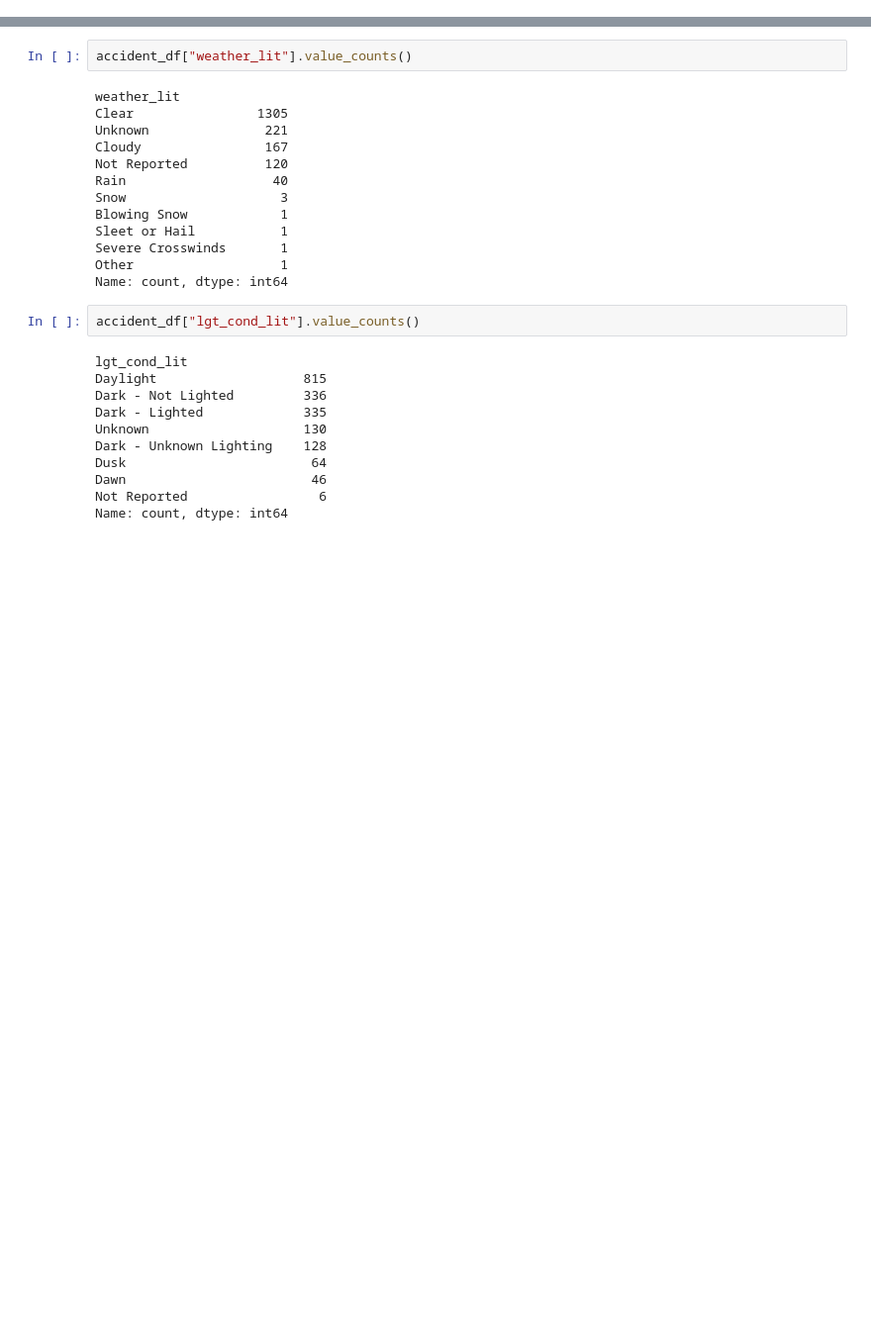
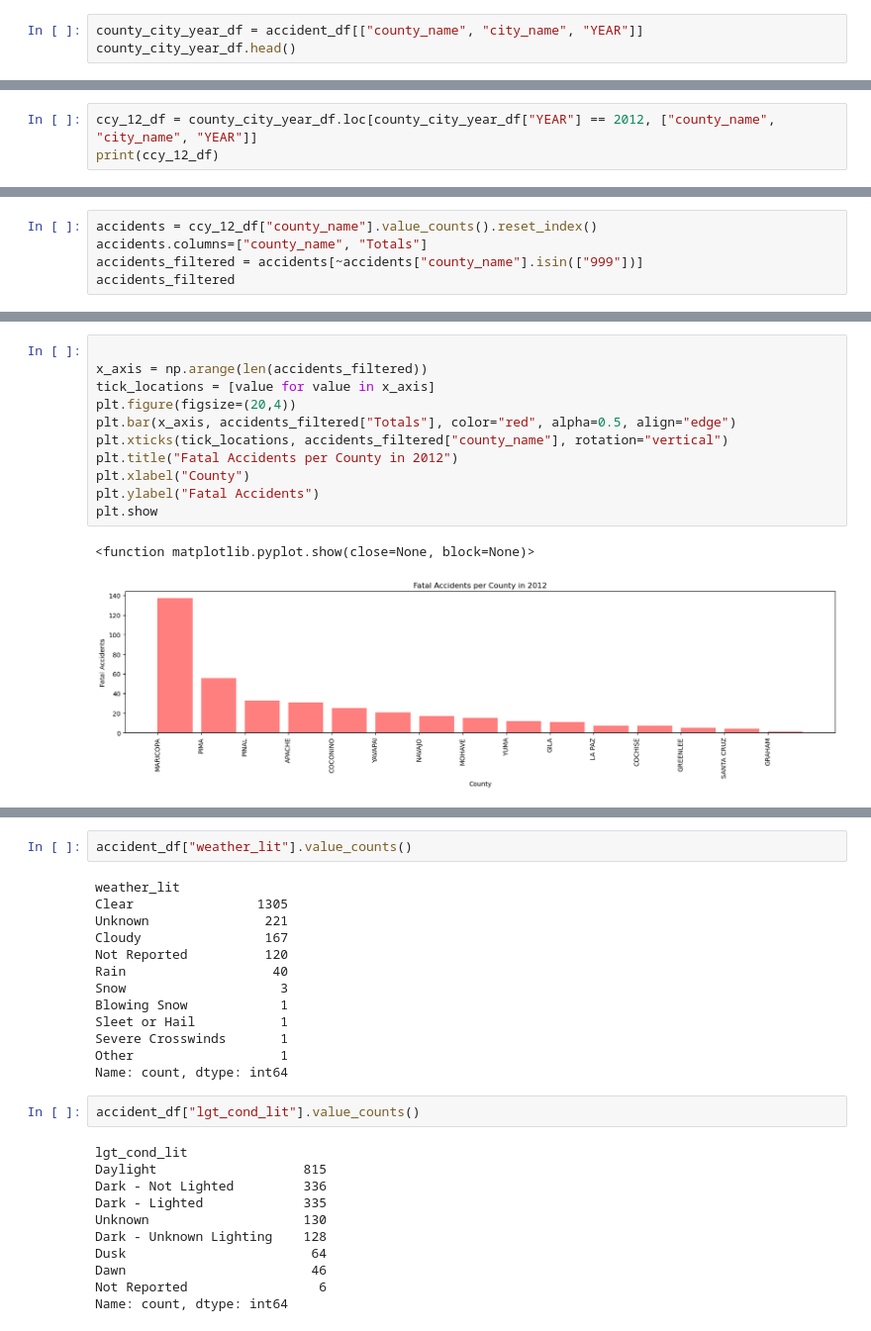
Before and after one commit to DeanRaynes/python-project-1, a Jupyter notebook: Accident Data Only.ipynb, the cells around one changed output, grey strips where cells are left out. Shown: that part at 99% size. Drawn from its saved outputs; the diff is of its cells as text; blank space fills up the shorter version.

```diff
--- a/Accident Data Only.ipynb
+++ b/Accident Data Only.ipynb
@@ -8,3 +14,6 @@ vehicle_csv = "./vehicle.csv"
 accident_df = pd.read_csv(accident_csv)
 person_df = pd.read_csv(person_csv)
 vehicle_df = pd.read_csv(vehicle_csv)
+# %%
+county_city_year_df = accident_df[["county_name", "city_name", "YEAR"]]
+county_city_year_df.head()
@@ -10,0 +57,3 @@ vehicle_df = pd.read_csv(vehicle_csv)
+# %%
+ccy_12_df = county_city_year_df.loc[county_city_year_df["YEAR"] == 2012, ["county_name", "city_name", "YEAR"]]
+print(ccy_12_df)
@@ -10,0 +75,5 @@ vehicle_df = pd.read_csv(vehicle_csv)
+# %%
+accidents = ccy_12_df["county_name"].value_counts().reset_index()
+accidents.columns=["county_name", "Totals"]
+accidents_filtered = accidents[~accidents["county_name"].isin(["999"])]
+accidents_filtered
@@ -10,0 +97,14 @@ vehicle_df = pd.read_csv(vehicle_csv)
+# %%
+
+x_axis = np.arange(len(accidents_filtered))
+tick_locations = [value for value in x_axis]
+plt.figure(figsize=(20,4))
+plt.bar(x_axis, accidents_filtered["Totals"], color="red", alpha=0.5, align="edge")
+plt.xticks(tick_locations, accidents_filtered["county_name"], rotation="vertical")
+plt.title("Fatal Accidents per County in 2012")
+plt.xlabel("County")
+plt.ylabel("Fatal Accidents")
+plt.show
+# %% [output]
+<function matplotlib.pyplot.show(close=None, block=None)>
+[figure, added]
```
Also changed, not shown: parts of 13 cells of this notebook, 7 other files.
